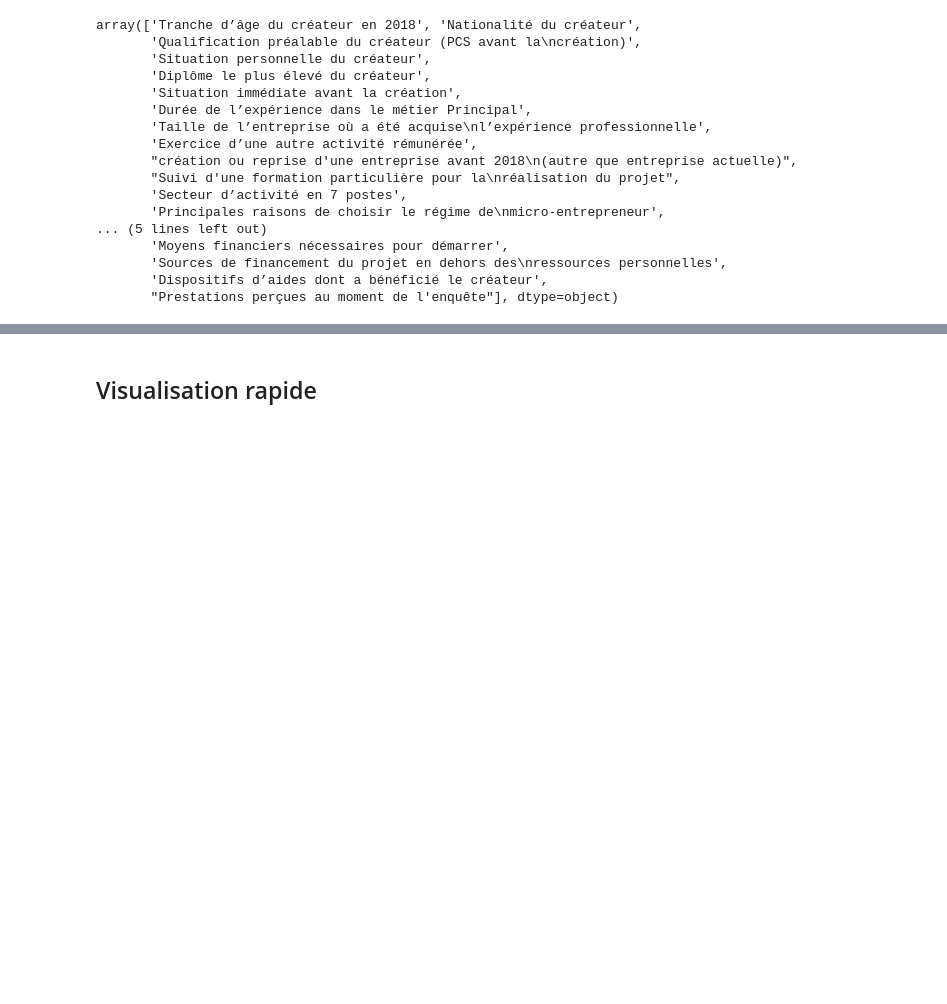
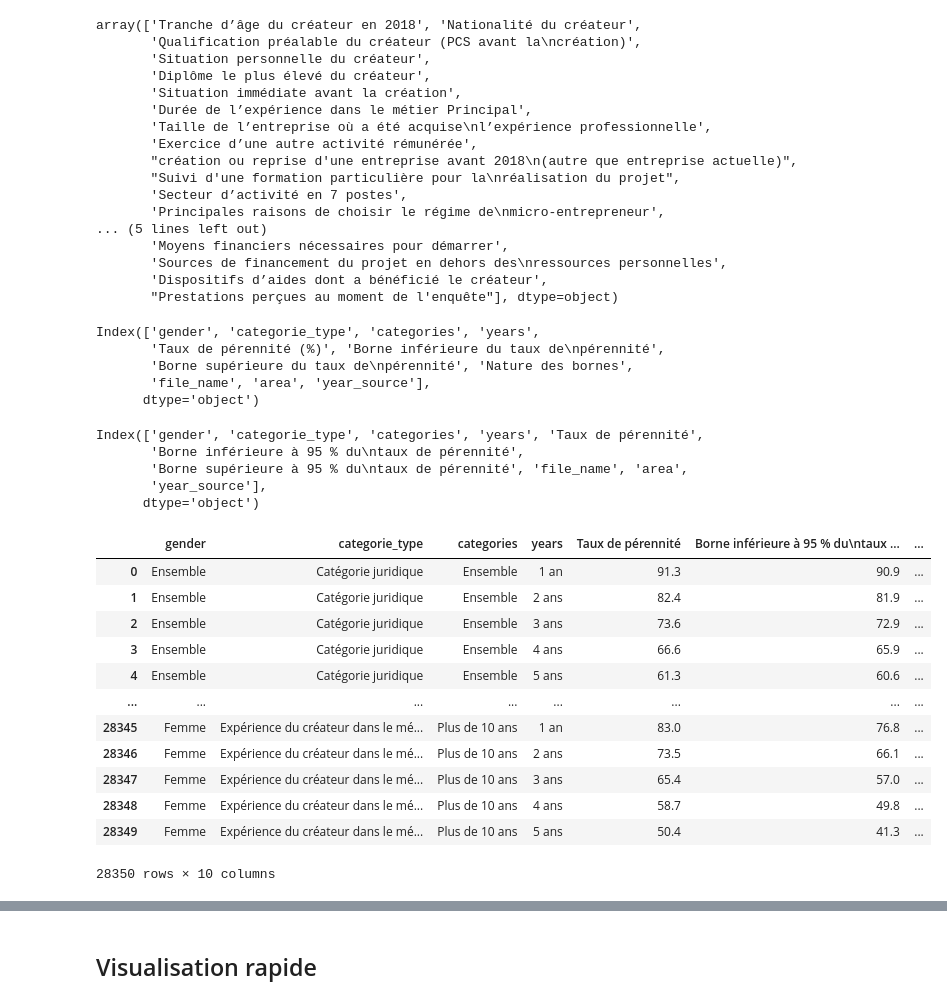
Before and after one commit to Gigique/Memoire_IA, a Jupyter notebook: notebooks/LoadAndCleanData.ipynb, the cells around one changed output, grey strips where cells are left out. Saved outputs shown, nothing was run; the diff lists cells and outputs as text; code cells hidden in the pictures; blank space fills up the shorter version.

```diff
--- a/notebooks/LoadAndCleanData.ipynb
+++ b/notebooks/LoadAndCleanData.ipynb
@@ -104,3 +103,35 @@ array(['Tranche d’âge du créateur en 2018', 'Nationalité du créateur',
        'Sources de financement du projet en dehors des\nressources personnelles',
        'Dispositifs d’aides dont a bénéficié le créateur',
        "Prestations perçues au moment de l'enquête"], dtype=object)
+# %%
+df_2018.columns
+# %% [output]
+Index(['gender', 'categorie_type', 'categories', 'years',
+       'Taux de pérennité (%)', 'Borne inférieure du taux de\npérennité',
+       'Borne supérieure du taux de\npérennité', 'Nature des bornes',
+       'file_name', 'area', 'year_source'],
+      dtype='object')
+# %%
+df_2014.columns
+# %% [output]
+Index(['gender', 'categorie_type', 'categories', 'years', 'Taux de pérennité',
+       'Borne inférieure à 95 % du\ntaux de pérennité',
+       'Borne supérieure à 95 % du\ntaux de pérennité', 'file_name', 'area',
+       'year_source'],
+      dtype='object')
+# %%
+df_2014
+# %% [output]
+|  | gender | categorie_type | categories | years | Taux de pérennité | Borne inférieure à 95 % du\ntaux ... | ... |
+| 0 | Ensemble | Catégorie juridique | Ensemble | 1 an | 91.3 | 90.9 | ... |
+| 1 | Ensemble | Catégorie juridique | Ensemble | 2 ans | 82.4 | 81.9 | ... |
+| 2 | Ensemble | Catégorie juridique | Ensemble | 3 ans | 73.6 | 72.9 | ... |
+| 3 | Ensemble | Catégorie juridique | Ensemble | 4 ans | 66.6 | 65.9 | ... |
+| 4 | Ensemble | Catégorie juridique | Ensemble | 5 ans | 61.3 | 60.6 | ... |
+| ... | ... | ... | ... | ... | ... | ... | ... |
+| 28345 | Femme | Expérience du créateur dans le mé... | Plus de 10 ans | 1 an | 83.0 | 76.8 | ... |
+| 28346 | Femme | Expérience du créateur dans le mé... | Plus de 10 ans | 2 ans | 73.5 | 66.1 | ... |
+| 28347 | Femme | Expérience du créateur dans le mé... | Plus de 10 ans | 3 ans | 65.4 | 57.0 | ... |
+| 28348 | Femme | Expérience du créateur dans le mé... | Plus de 10 ans | 4 ans | 58.7 | 49.8 | ... |
+| 28349 | Femme | Expérience du créateur dans le mé... | Plus de 10 ans | 5 ans | 50.4 | 41.3 | ... |
+28350 rows × 10 columns
```
Also changed, not shown: parts of 26 cells of this notebook.
